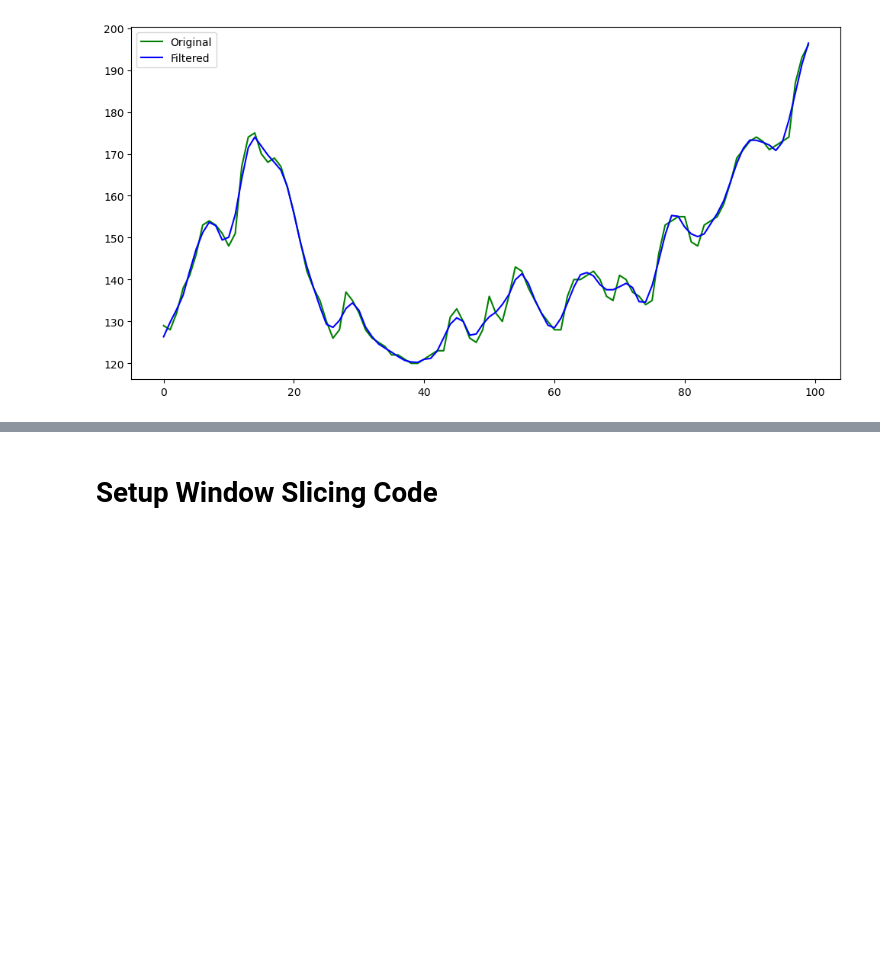
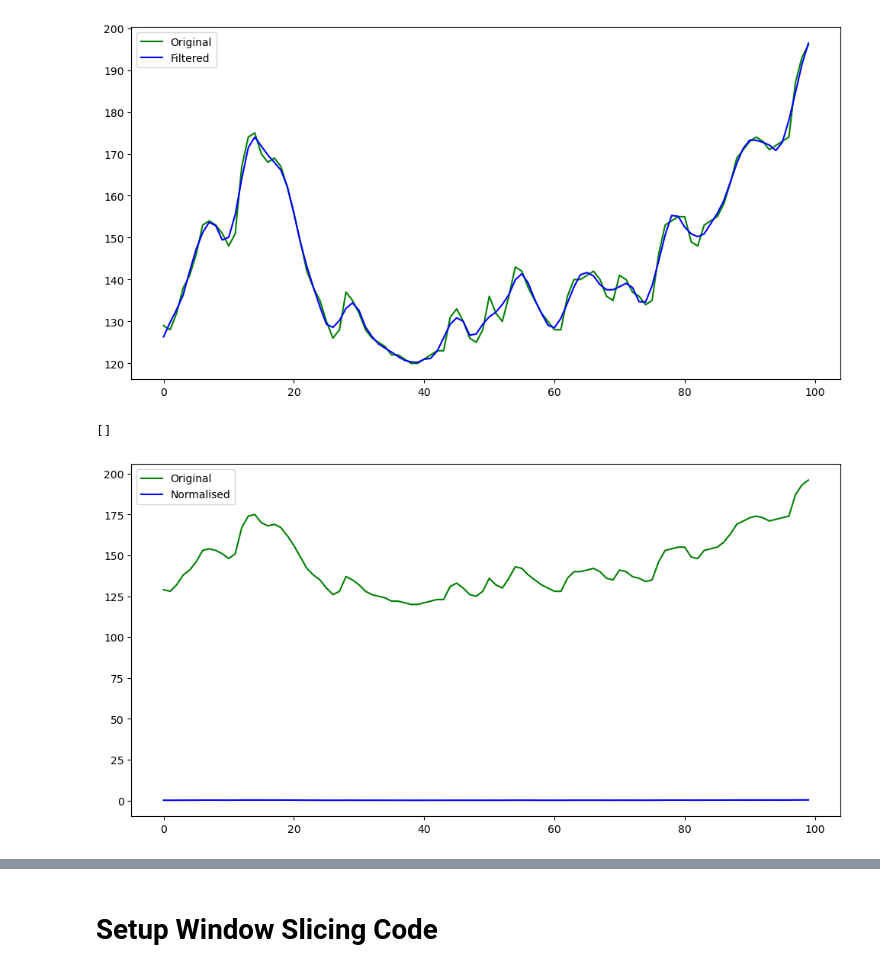
Before and after one commit to Zumbergz/BGLPredictor, a Jupyter notebook: code/BGPrediction.ipynb, the cells around one changed output, grey strips where cells are left out. Drawn from its saved outputs; the diff is of its cells as text; code cells hidden in the pictures; blank space fills up the shorter version.

```diff
--- a/code/BGPrediction.ipynb
+++ b/code/BGPrediction.ipynb
@@ -20,6 +21,18 @@ def filter_data(input_data):
     filtered = savgol_filter(output['GlucoseLevel'], 7, 3)
     output['GlucoseLevel'] = filtered
     return output
+# %%
+compartmentals = ['Short', 'Long', 'Carb']
+col_names= ['GlucoseLevel', 'Long', 'Short', 'Carb']
+# %%
+def normalise_data(training_data, testing_data):
+    testing = testing_data.copy()
+    training = training_data.copy()
+    scaler = MinMaxScaler()
+    scaler.fit(training)
+    training[col_names] = scaler.fit_transform(training)
+    testing[col_names] = scaler.transform(testing)
+    return training, testing, scaler
 # %%
 datapath = '../../OhioT1DM/data/processed/'
 train_563 = pd.read_csv(datapath + 'train_563.csv').set_index('ts')
@@ -39,3 +50,19 @@ compartmentals = ['Short', 'Long', 'Carb']
+# %%
+def normalise_all_data():
+    train_normed = []
+    test_normed = []
+    used_scalers = []
+    for i in range(len(all_train_data)):
+        train = all_train_data[i]
+        test = all_test_data[i]
+        normed_tr, normed_te, scaler = normalise_data(train, test)
+        train_normed.append(normed_tr)
+        test_normed.append(normed_te)
+        used_scalers.append(scaler)
+    return train_normed, test_normed, used_scalers
+
+
+all_train_normed, all_test_normed, scalers  = normalise_all_data()
 # %%
 fig, ax = plt.subplots(figsize=(12,6))
 plt.plot(list(range(100)), all_train_data[0]['GlucoseLevel'][100:200], c='g', label='Original')
@@ -45,3 +72,12 @@ plt.plot()
 # %% [output]
 []
 [figure]
+# %%
+fig, ax = plt.subplots(figsize=(12,6))
+plt.plot(list(range(100)), all_train_data[0]['GlucoseLevel'][100:200], c='g', label='Original')
+plt.plot(list(range(100)), all_train_normed[0]['GlucoseLevel'][100:200], c='b', label='Normalised')
+plt.legend()
+plt.plot()
+# %% [output]
+[]
+[figure, added]
```
Also changed, not shown: parts of 31 cells of this notebook, 2 other files.
